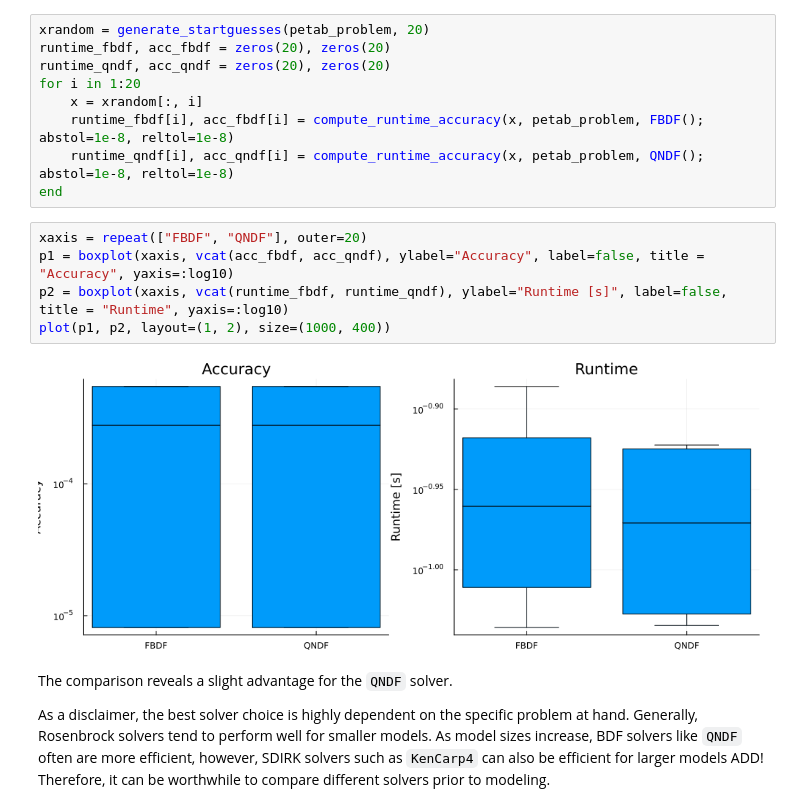
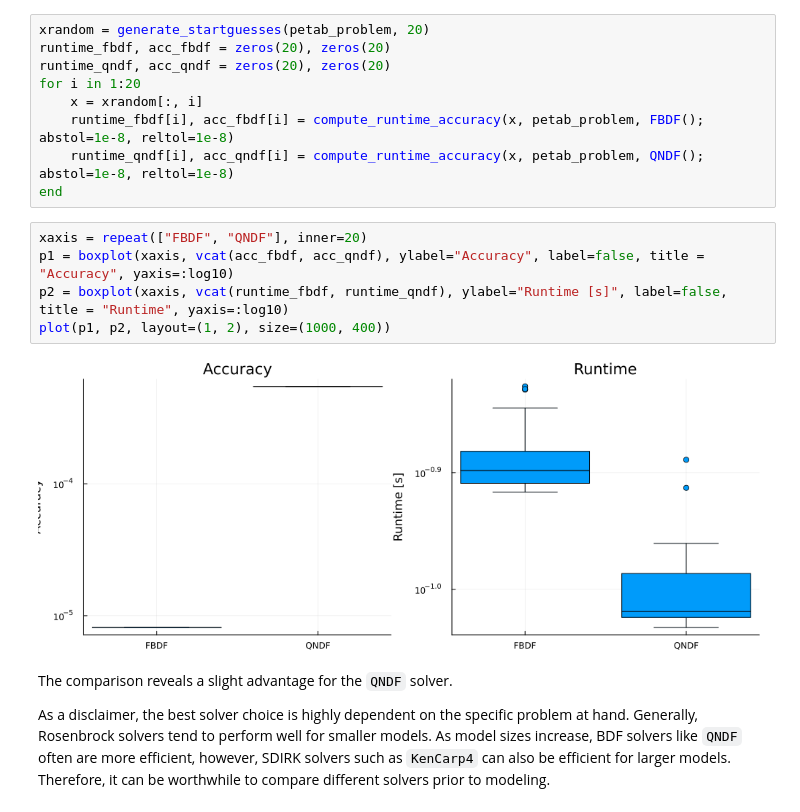
Before and after one commit to sebapersson/SysBioNotebooks, a Jupyter notebook: PEtab/Benchmark_ODE_solvers.ipynb, the cells around one changed output. Saved outputs shown, nothing was run; the diff lists cells and outputs as text.

```diff
--- a/PEtab/Benchmark_ODE_solvers.ipynb
+++ b/PEtab/Benchmark_ODE_solvers.ipynb
@@ -200,13 +200,13 @@ for i in 1:20
     runtime_qndf[i], acc_qndf[i] = compute_runtime_accuracy(x, petab_problem, QNDF(); abstol=1e-8, reltol=1e-8)
 end
 # %%
-xaxis = repeat(["FBDF", "QNDF"], outer=20)
+xaxis = repeat(["FBDF", "QNDF"], inner=20)
 p1 = boxplot(xaxis, vcat(acc_fbdf, acc_qndf), ylabel="Accuracy", label=false, title = "Accuracy", yaxis=:log10)
 p2 = boxplot(xaxis, vcat(runtime_fbdf, runtime_qndf), ylabel="Runtime [s]", label=false, title = "Runtime", yaxis=:log10)
 plot(p1, p2, layout=(1, 2), size=(1000, 400))
 # %% [output]
-[figure, old version]
+[figure, new version]
 # %% [markdown]
 The comparison reveals a slight advantage for the `QNDF` solver.
 
-As a disclaimer, the best solver choice is highly dependent on the specific problem at hand. Generally, Rosenbrock solvers tend to perform well for smaller models. As model sizes increase, BDF solvers like `QNDF` often are more efficient, however, SDIRK solvers such as `KenCarp4` can also be efficient for larger models ADD! Therefore, it can be worthwhile to compare different solvers prior to modeling.
+As a disclaimer, the best solver choice is highly dependent on the specific problem at hand. Generally, Rosenbrock solvers tend to perform well for smaller models. As model sizes increase, BDF solvers like `QNDF` often are more efficient, however, SDIRK solvers such as `KenCarp4` can also be efficient for larger models. Therefore, it can be worthwhile to compare different solvers prior to modeling.
```
Also changed, not shown: parts of 7 cells of this notebook, 2 other files.
